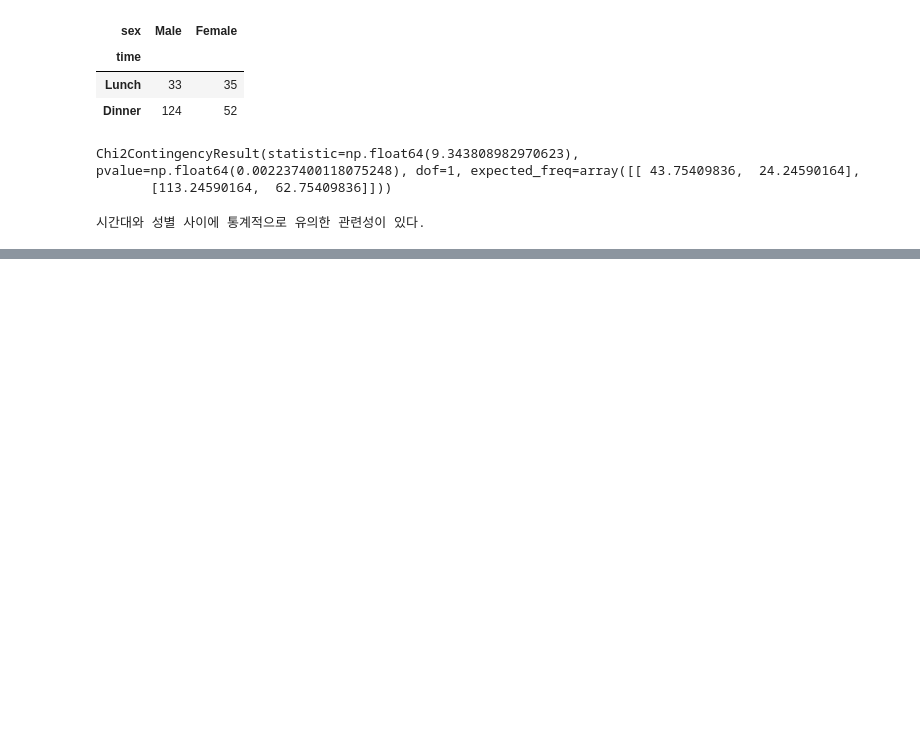
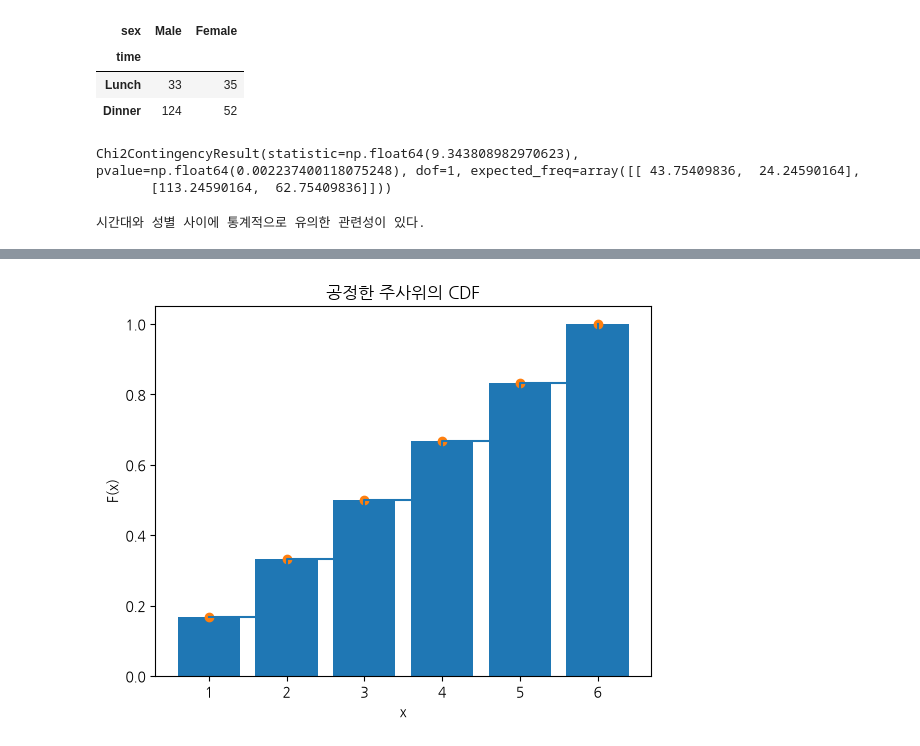
Before and after one commit to Kimchi-2025/big0611, a Jupyter notebook: py/stats.ipynb, the cells around one changed output, grey strips where cells are left out. Drawn from its saved outputs; the diff is of its cells as text; code cells hidden in the pictures; blank space fills up the shorter version.

```diff
--- a/py/stats.ipynb
+++ b/py/stats.ipynb
@@ -3096,0 +3562,26 @@ else:
+# %%
+df['cdf'] = df['pmf'].cumsum()
+# %%
+plt.bar(
+    df["x"],
+    df["cdf"]
+)
+
+plt.step(
+    df["x"],
+    df["cdf"],
+    where="post"
+)
+
+plt.scatter(
+    df["x"],
+    df["cdf"]
+)
+
+plt.xlabel("x")
+plt.ylabel("F(x)")
+plt.title("공정한 주사위의 CDF")
+plt.ylim(0, 1.05)
+plt.show()
+# %% [output]
+[figure, added]
```
Also changed, not shown: parts of 98 cells of this notebook, 2 other files.
